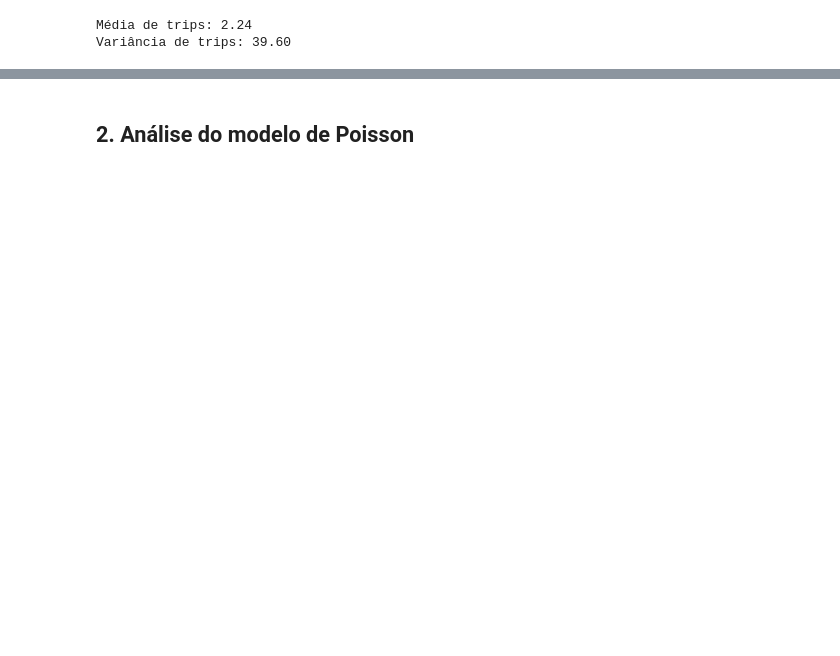
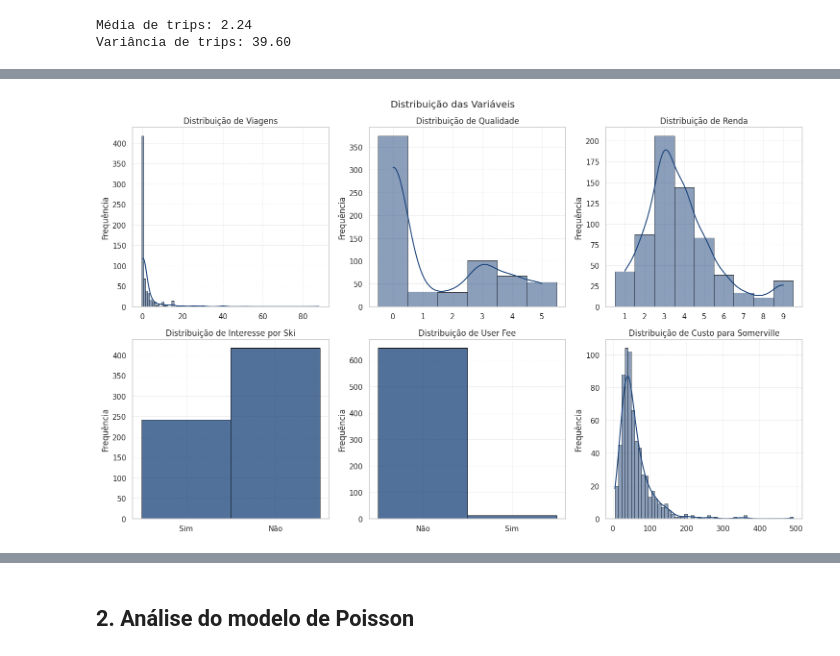
Before and after one commit to scrocha/modelagem-estatistica-A2, a Jupyter notebook: trabalho.ipynb, the cells around one changed output, grey strips where cells are left out. Saved outputs shown, nothing was run; the diff lists cells and outputs as text; code cells hidden in the pictures; blank space fills up the shorter version.

```diff
--- a/trabalho.ipynb
+++ b/trabalho.ipynb
@@ -145,12 +131,0 @@ plt.show()
-# %%
-ax = data["userfee"].value_counts().plot(kind="bar")
-
-for i, v in enumerate(data["userfee"].value_counts()):
-    ax.text(i, v + 0.5, str(v), ha="center", va="bottom")
-
-plt.ylabel("Contagem")
-
-plt.title("Distribuição dos valores em userfee")
-plt.xticks([0, 1], ["Não", "Sim"], rotation=0)
-plt.tight_layout()
-plt.show()
@@ -544,0 +171,52 @@ Name: trips, dtype: float64
+# %%
+# Criar subplots
+fig, axs = plt.subplots(2, 3, figsize=(15, 9))
+
+# Lista de colunas e títulos
+columns = ["trips", "quality", "income", "ski", "userfee", "costS"]
+titles = [
+    "Distribuição de Viagens",
+    "Distribuição de Qualidade",
+    "Distribuição de Renda",
+    "Distribuição de Interesse por Ski",
+    "Distribuição de User Fee",
+    "Distribuição de Custo para Somerville",
+]
+
+# Plot para cada variável
+for i, (col, title) in enumerate(zip(columns, titles)):
+    row, col_idx = divmod(i, 3)
+    ax = axs[row, col_idx]
+
+    # Histograma
+    if col in ["ski", "userfee"]:
+        sns.histplot(data[col], discrete=True, ax=ax, edgecolor="black", linewidth=0.7)
+        ax.set_xticks([0, 1])
+        ax.set_xticklabels(["Não", "Sim"] if col == "userfee" else ["Sim", "Não"])
+    else:
+        sns.histplot(
+            data[col],
+            kde=True,
+            discrete=True if data[col].dtype != "float" else False,
+            ax=ax,
+            edgecolor="black",
+            linewidth=0.5,
+        )
+        if col == "income":
+            ax.set_xticks(range(1, 10))
+
+    ax.set_title(title, fontsize=12)
+    ax.set_xlabel("")
+    ax.set_ylabel("Frequência")
+    ax.grid(True, linestyle="--", linewidth=0.5, alpha=0.7)
+
+
+# Layout final
+plt.tight_layout()
+plt.suptitle("Distribuição das Variáveis", y=1.02)
+
+plt.savefig("images/distribuicoes_variaveis.png", dpi=300)
+
+plt.show()
+# %% [output]
+[figure, added]
```
Also changed, not shown: parts of 56 cells of this notebook, 4 other files.
